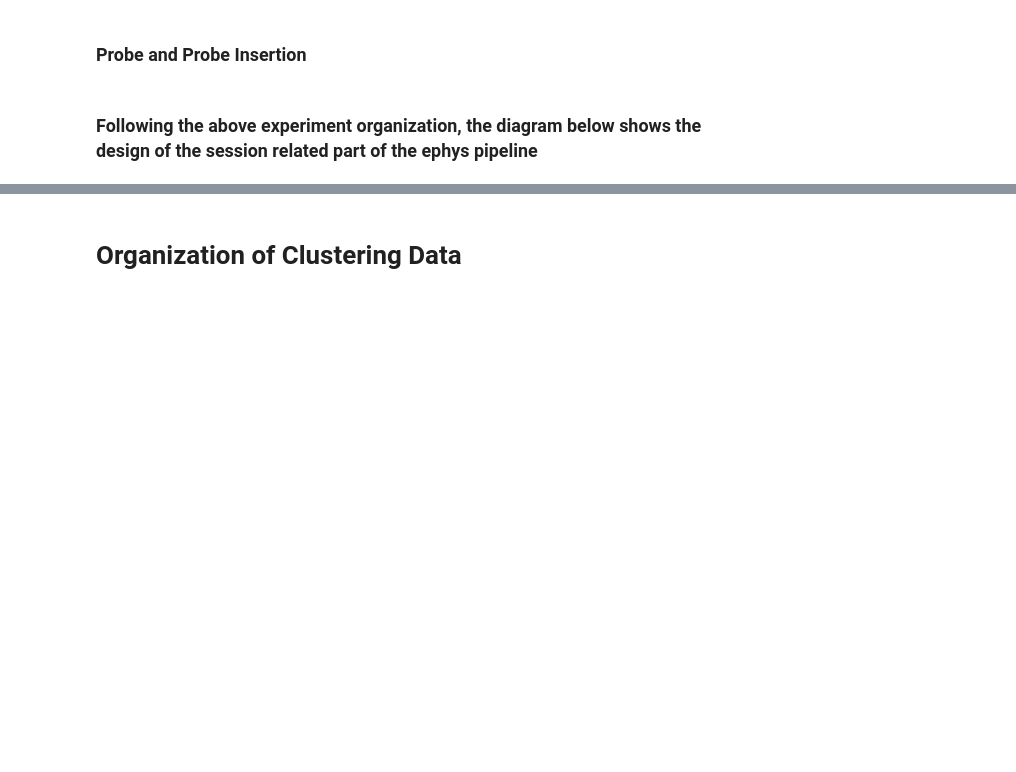
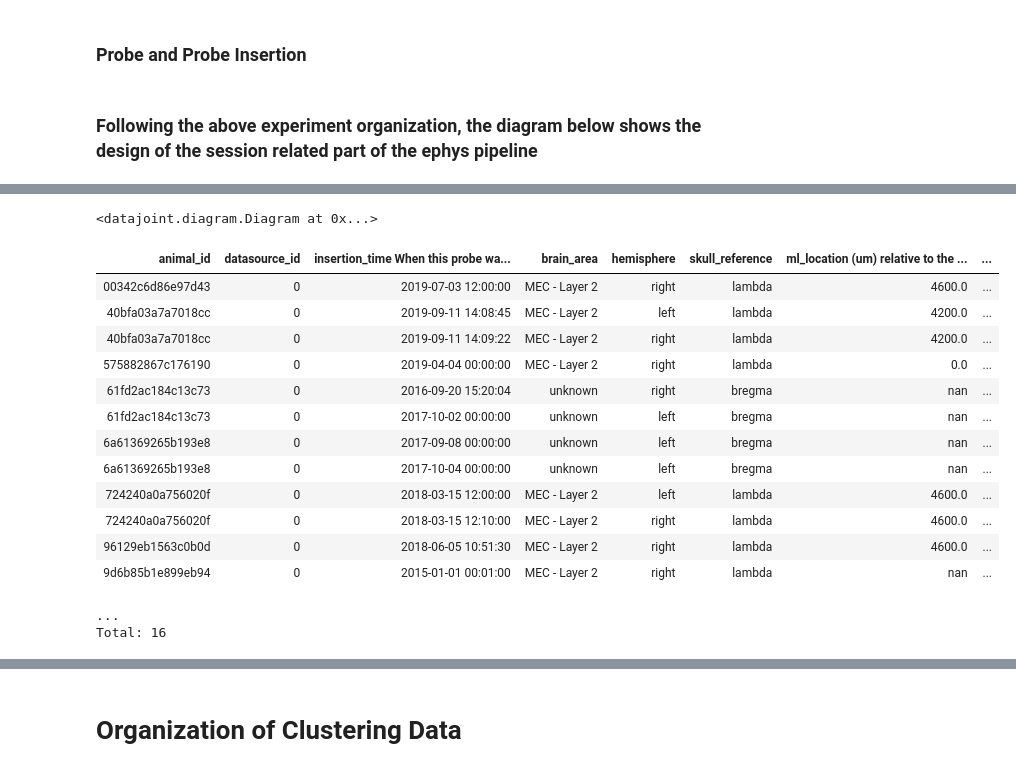
Before and after one commit to kavli-ntnu/dj-docs, a Jupyter notebook: notebooks/The_Ephys_Pipeline.ipynb, the cells around one changed output, grey strips where cells are left out. Drawn from its saved outputs; the diff is of its cells as text; code cells hidden in the pictures; blank space fills up the shorter version.

```diff
--- a/notebooks/The_Ephys_Pipeline.ipynb
+++ b/notebooks/The_Ephys_Pipeline.ipynb
@@ -53,0 +165,22 @@ Total: 7
+# %%
+dj.ERD(acquisition.ProbeInsertion) - 1 + acquisition.ProbeInsertion.InsertionLocation
+# %% [output]
+<datajoint.diagram.Diagram at 0x...>
+# %%
+acquisition.ProbeInsertion.InsertionLocation()
+# %% [output]
+| animal_id | datasource_id | insertion_time When this probe wa... | brain_area | hemisphere | skull_reference | ml_location (um) relative to the ... | ... |
+| 00342c6d86e97d43 | 0 | 2019-07-03 12:00:00 | MEC - Layer 2 | right | lambda | 4600.0 | ... |
+| 40bfa03a7a7018cc | 0 | 2019-09-11 14:08:45 | MEC - Layer 2 | left | lambda | 4200.0 | ... |
+| 40bfa03a7a7018cc | 0 | 2019-09-11 14:09:22 | MEC - Layer 2 | right | lambda | 4200.0 | ... |
+| 575882867c176190 | 0 | 2019-04-04 00:00:00 | MEC - Layer 2 | right | lambda | 0.0 | ... |
+| 61fd2ac184c13c73 | 0 | 2016-09-20 15:20:04 | unknown | right | bregma | nan | ... |
+| 61fd2ac184c13c73 | 0 | 2017-10-02 00:00:00 | unknown | left | bregma | nan | ... |
+| 6a61369265b193e8 | 0 | 2017-09-08 00:00:00 | unknown | left | bregma | nan | ... |
+| 6a61369265b193e8 | 0 | 2017-10-04 00:00:00 | unknown | left | bregma | nan | ... |
+| 724240a0a756020f | 0 | 2018-03-15 12:00:00 | MEC - Layer 2 | left | lambda | 4600.0 | ... |
+| 724240a0a756020f | 0 | 2018-03-15 12:10:00 | MEC - Layer 2 | right | lambda | 4600.0 | ... |
+| 96129eb1563c0b0d | 0 | 2018-06-05 10:51:30 | MEC - Layer 2 | right | lambda | 4600.0 | ... |
+| 9d6b85b1e899eb94 | 0 | 2015-01-01 00:01:00 | MEC - Layer 2 | right | lambda | nan | ... |
+...
+Total: 16
```
Also changed, not shown: parts of 29 cells of this notebook.
